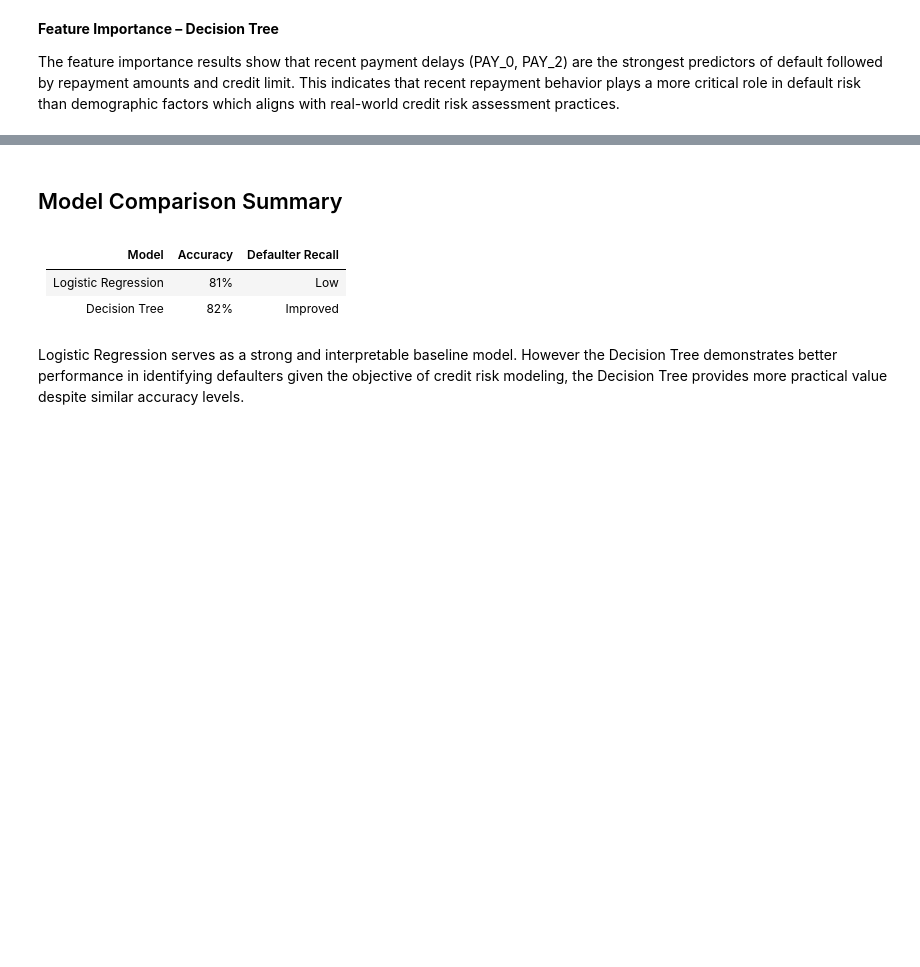
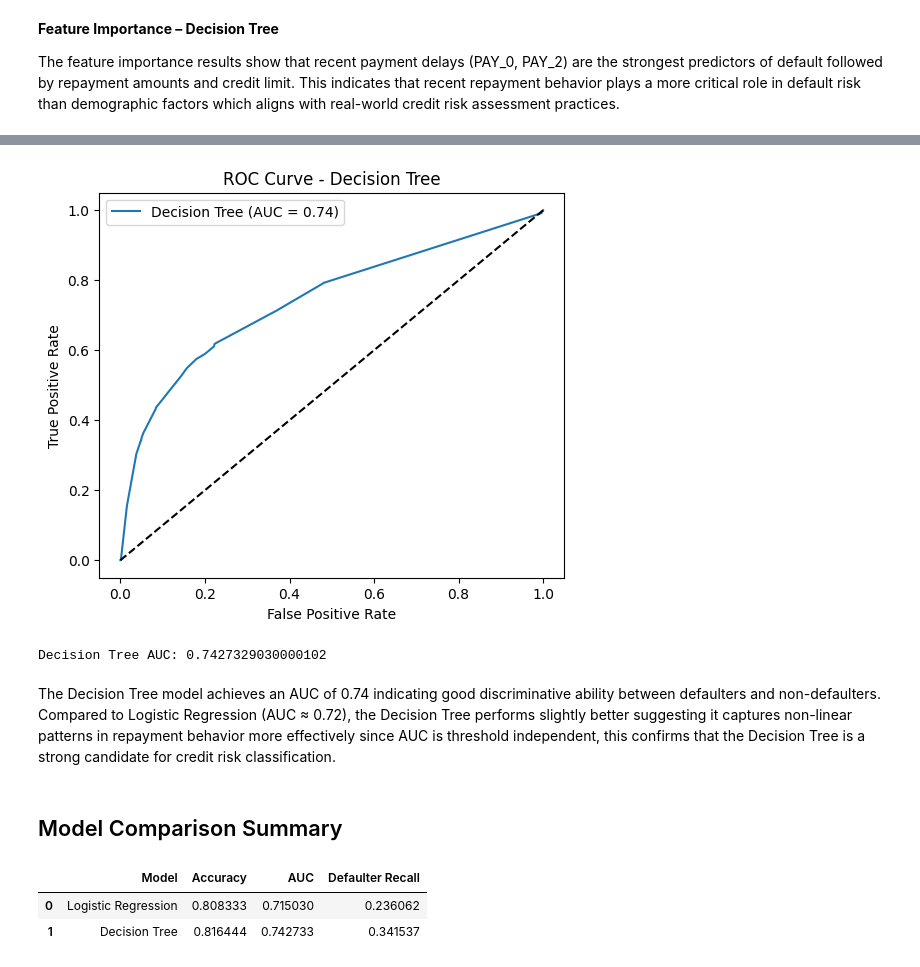
Before and after one commit to 09AnushkaSingh/credit-card-default-prediction, a Jupyter notebook: Credit_card_default_prediction.ipynb, the cells around one changed output, grey strips where cells are left out. Drawn from its saved outputs; the diff is of its cells as text; code cells hidden in the pictures; blank space fills up the shorter version.

```diff
--- a/Credit_card_default_prediction.ipynb
+++ b/Credit_card_default_prediction.ipynb
@@ -348,0 +441,29 @@ plt.show()
+# %%
+from sklearn.metrics import roc_curve, roc_auc_score
+
+# Predict probabilities
+y_prob_dt = dt_model.predict_proba(X_test)[:, 1]
+
+# ROC values
+fpr_dt, tpr_dt, _ = roc_curve(y_test, y_prob_dt)
+
+# AUC score
+auc_dt = roc_auc_score(y_test, y_prob_dt)
+
+# Plot ROC Curve
+plt.figure(figsize=(6,5))
+plt.plot(fpr_dt, tpr_dt, label=f'Decision Tree (AUC = {auc_dt:.2f})')
+plt.plot([0,1],[0,1],'k--')
+plt.xlabel("False Positive Rate")
+plt.ylabel("True Positive Rate")
+plt.title("ROC Curve - Decision Tree")
+plt.legend()
+plt.show()
+
+print("Decision Tree AUC:", auc_dt)
+# %% [output]
+[figure, added]
+Decision Tree AUC: 0.7427329030000102
+# %% [markdown]
+The Decision Tree model achieves an AUC of 0.74 indicating good discriminative ability between defaulters and non-defaulters.
+Compared to Logistic Regression (AUC ≈ 0.72), the Decision Tree performs slightly better suggesting it captures non-linear patterns in repayment behavior more effectively since AUC is threshold independent, this confirms that the Decision Tree is a strong candidate for credit risk classification.
@@ -349,9 +478,29 @@ plt.show()
 # %% [markdown]
 ## Model Comparison Summary
-# %% [markdown]
-| Model                | Accuracy | Defaulter Recall |
-|---------------------|---------- |------------------|
-| Logistic Regression |  81%      | Low              |
-| Decision Tree       |  82%      | Improved         |
-# %% [markdown]
-Logistic Regression serves as a strong and interpretable baseline model. However the Decision Tree demonstrates better performance in identifying defaulters given the objective of credit risk modeling, the Decision Tree provides more practical value despite similar accuracy levels.
+# %%
+from sklearn.metrics import accuracy_score, recall_score, roc_auc_score
+
+# Logistic Regression Metrics
+log_accuracy = accuracy_score(y_test, y_pred_log)
+log_recall = recall_score(y_test, y_pred_log)
+log_auc = roc_auc_score(y_test, y_prob_log)
+
+# Decision Tree Metrics
+dt_accuracy = accuracy_score(y_test, y_pred_dt)
+dt_recall = recall_score(y_test, y_pred_dt)
+dt_auc = roc_auc_score(y_test, y_prob_dt)
+
+import pandas as pd
+
+comparison_df = pd.DataFrame({
+    "Model": ["Logistic Regression", "Decision Tree"],
+    "Accuracy": [log_accuracy, dt_accuracy],
+    "AUC": [log_auc, dt_auc],
+    "Defaulter Recall": [log_recall, dt_recall]
+})
+
+comparison_df
+# %% [output]
+|  | Model | Accuracy | AUC | Defaulter Recall |
+| 0 | Logistic Regression | 0.808333 | 0.715030 | 0.236062 |
+| 1 | Decision Tree | 0.816444 | 0.742733 | 0.341537 |
```
Also changed, not shown: parts of 17 cells of this notebook.
